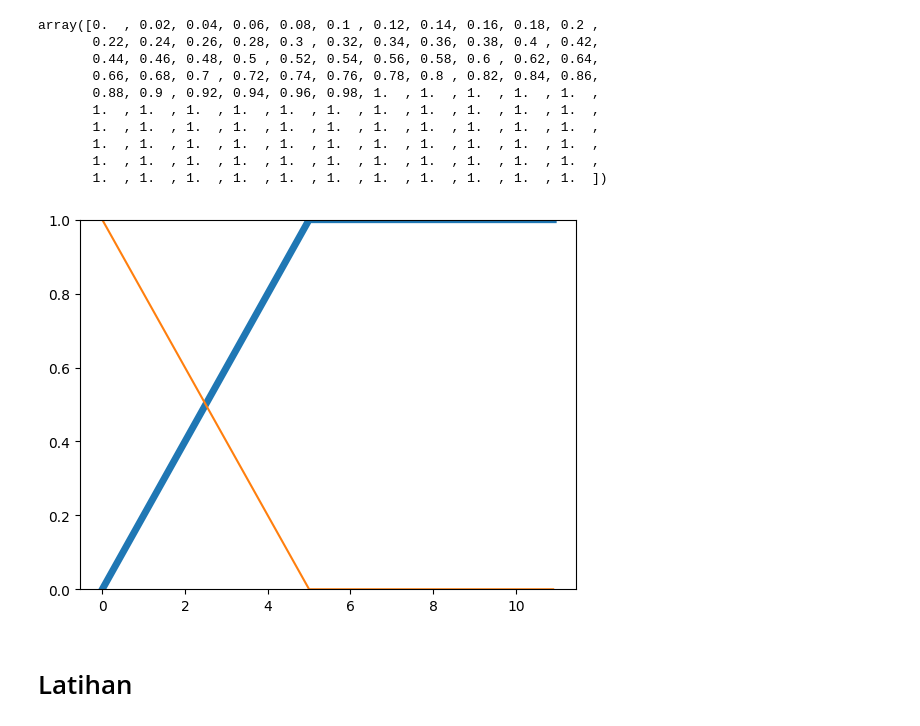
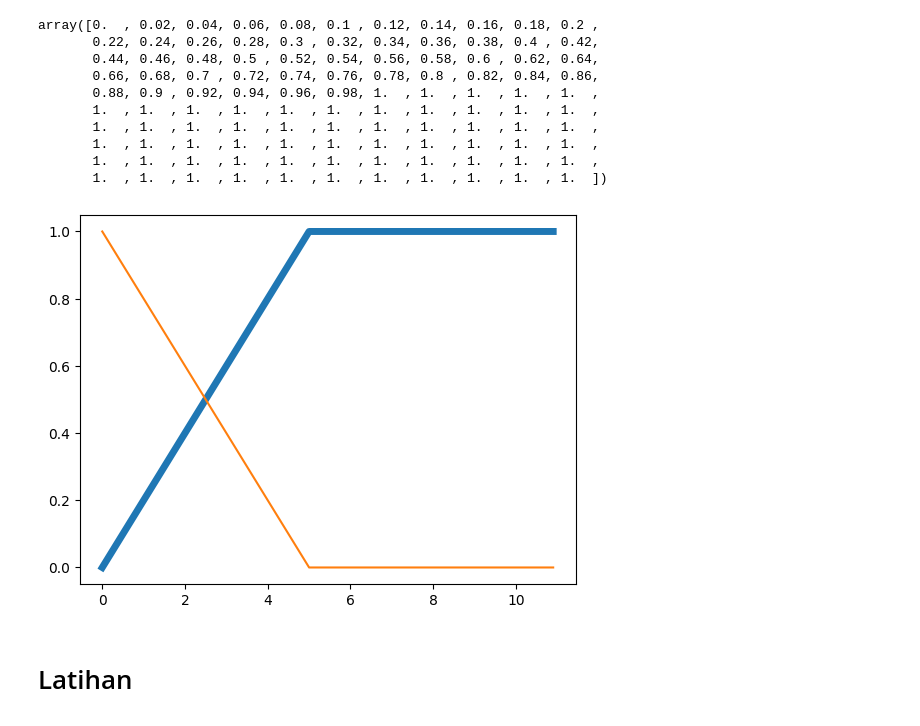
Before and after one commit to 2black0/praktik-sistem-kendali-cerdas, a Jupyter notebook: jobsheet-skc-fuzzy-02b.ipynb, the cells around one changed output. Drawn from its saved outputs; the diff is of its cells as text; code cells hidden in the pictures.

```diff
--- a/jobsheet-skc-fuzzy-02b.ipynb
+++ b/jobsheet-skc-fuzzy-02b.ipynb
@@ -167,11 +167,11 @@ array([0.  , 0.02, 0.04, 0.06, 0.08, 0.1 , 0.12, 0.14, 0.16, 0.18, 0.2 ,
        1.  , 1.  , 1.  , 1.  , 1.  , 1.  , 1.  , 1.  , 1.  , 1.  , 1.  ,
        1.  , 1.  , 1.  , 1.  , 1.  , 1.  , 1.  , 1.  , 1.  , 1.  , 1.  ])
 # %%
-plt.ylim([0,1])
+#plt.ylim([0,1])
 plt.plot(x_qual, not_op, linewidth=5);
 plt.plot(x_qual, qual_lo);
 # %% [output]
-[figure, old version]
+[figure, new version]
 # %% [markdown]
 # Latihan
 # %% [markdown]
```
Also changed, not shown: parts of 1 cell of this notebook, 2 other files.
